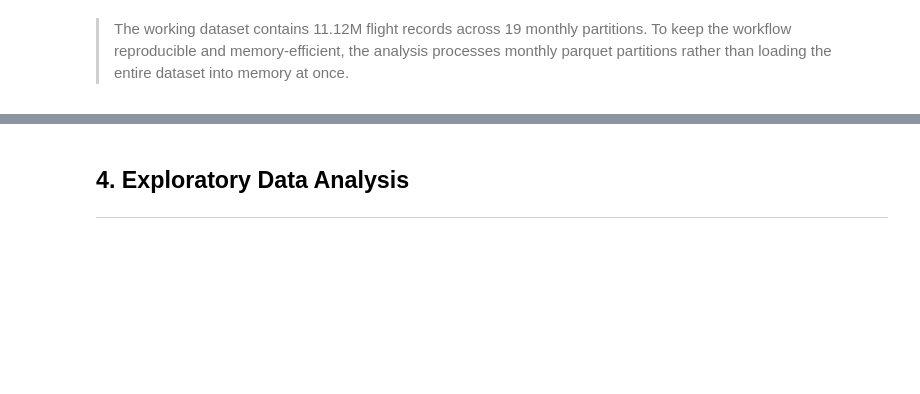
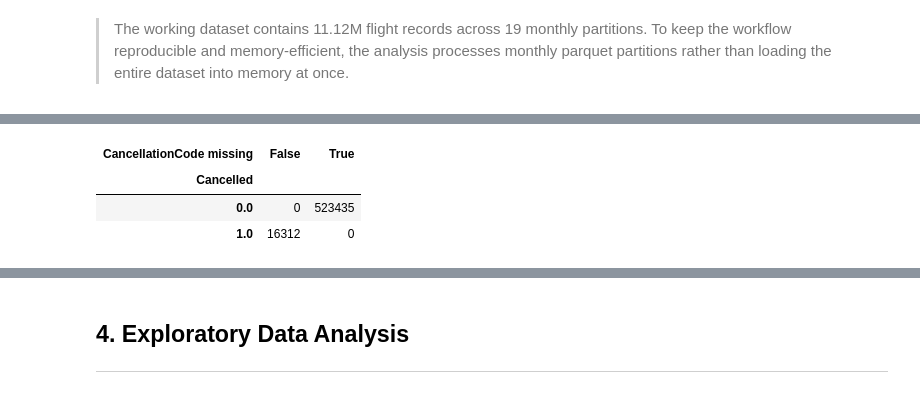
Before and after one commit to ashlabs/ai-programming-foundations-project, a Jupyter notebook: data_workflow.ipynb, the cells around one changed output, grey strips where cells are left out. Saved outputs shown, nothing was run; the diff lists cells and outputs as text; code cells hidden in the pictures; blank space fills up the shorter version.

```diff
--- a/data_workflow.ipynb
+++ b/data_workflow.ipynb
@@ -147,0 +291,12 @@ Date range: 2025-01-01 00:00:00 to 2026-07-31 00:00:00
+# %%
+pd.crosstab(
+    sample_df["Cancelled"],
+    sample_df["CancellationCode"].isna(),
+    rownames=["Cancelled"],
+    colnames=["CancellationCode missing"],
+)
+# %% [output]
+| CancellationCode missing | False | True |
+| Cancelled |  |  |
+| 0.0 | 0 | 523435 |
+| 1.0 | 16312 | 0 |
```
Also changed, not shown: parts of 17 cells of this notebook.
